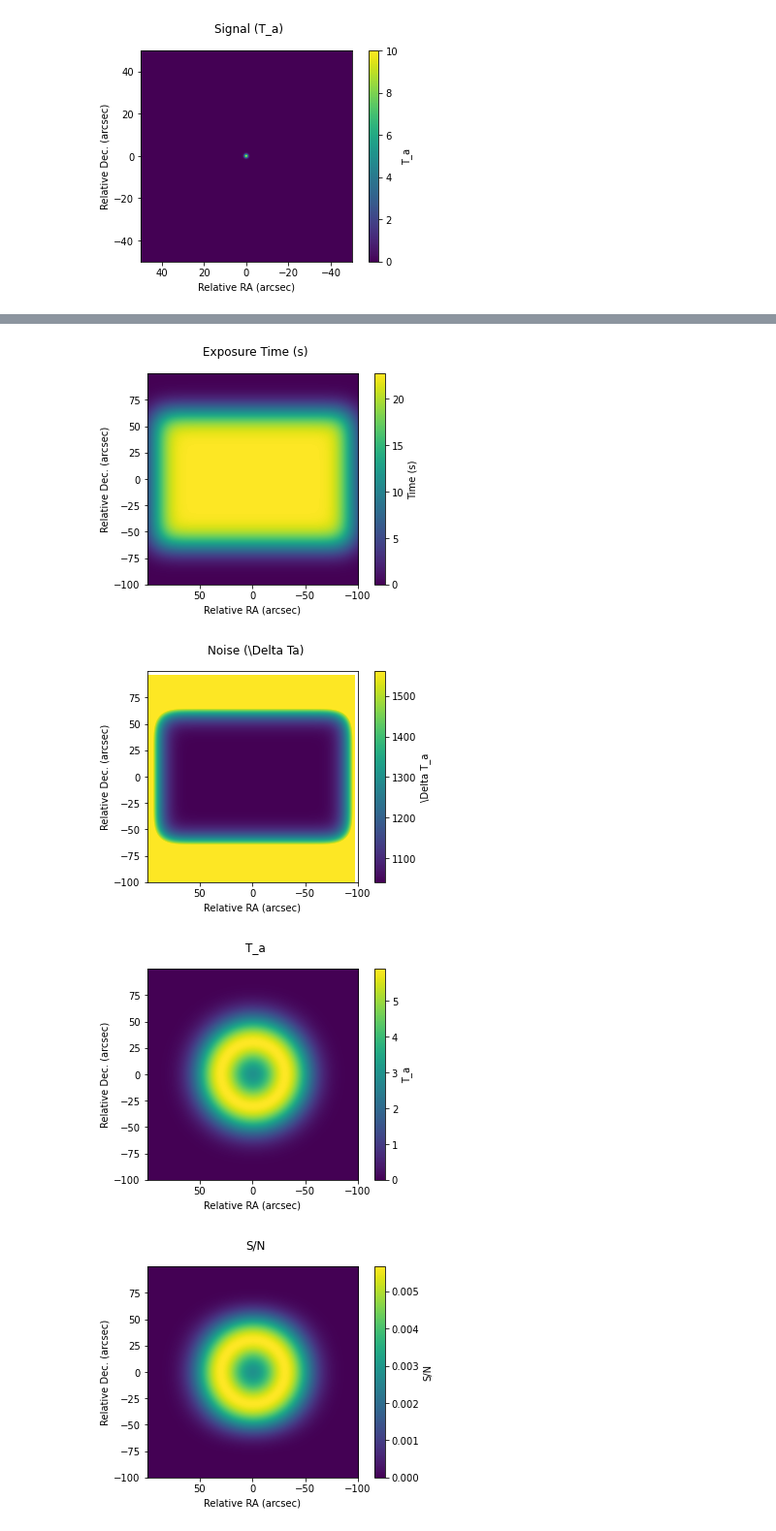
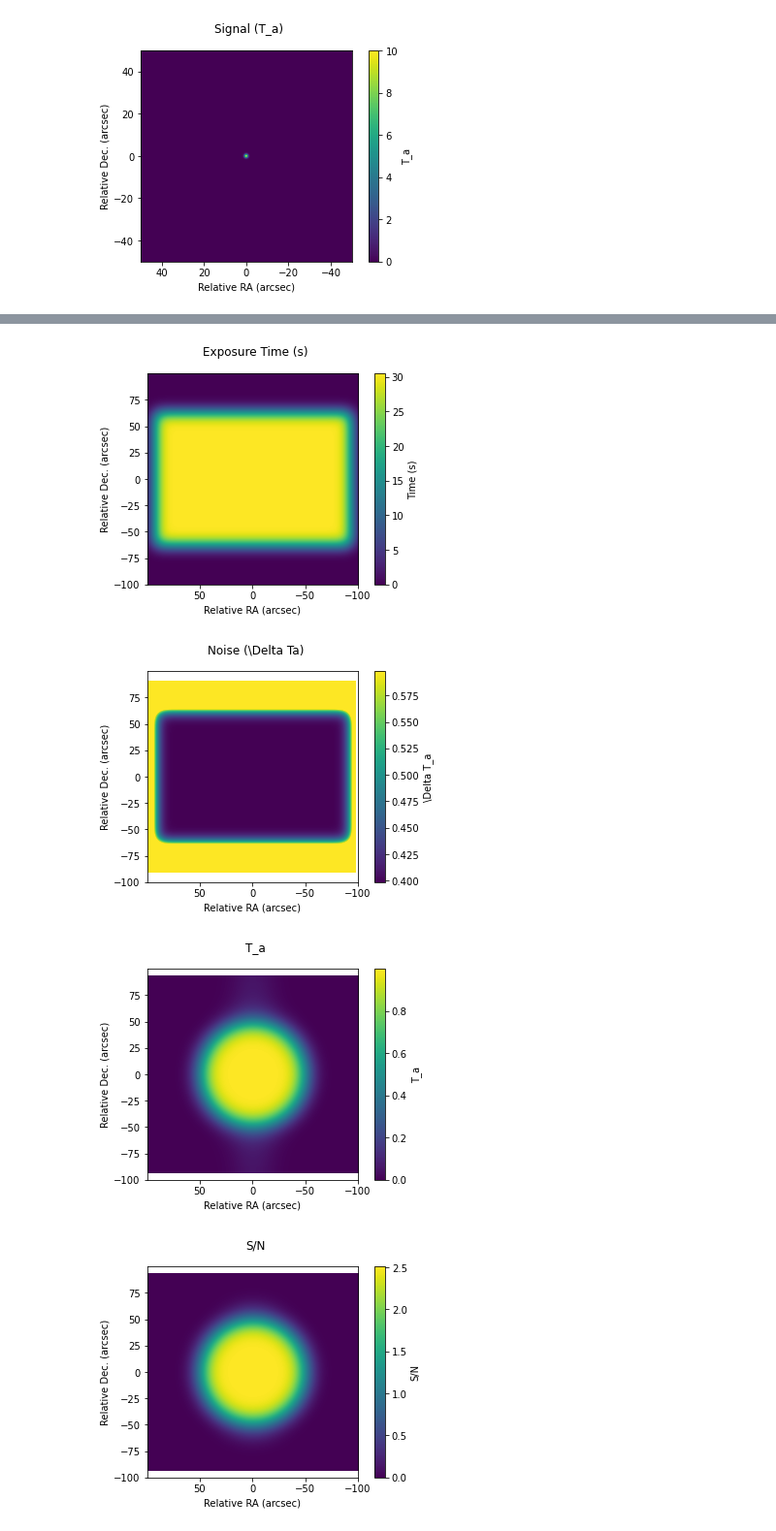
Before and after one commit to kfkaplan/the_greatest_sensitivity_mapper, a Jupyter notebook: test_sense_map.ipynb, the cells around one changed output, grey strips where cells are left out. Shown at 97% size. Cells and saved outputs as stored; diff of their text form; code cells hidden in the pictures.

Commit message:
Added normalizing the simulated data by the exposure time map.  This scales T_a to the proper value.

```diff
--- a/test_sense_map.ipynb
+++ b/test_sense_map.ipynb
@@ -176,13 +176,14 @@ sky_grid.plot('s2n')
 #Test reading in a .aor file and using it to map the ring
 
 sky_grid = sens_map_lib.sky([-100,100], [-100,100], 0.2) #Generate sky object
-ring = models.Ring2D(amplitude=1.0, x_0=0., y_0=0., r_in=30.0, r_out=40.0)
+ring = models.Ring2D(amplitude=1.0, x_0=0., y_0=0., r_in=0.0, r_out=50.0)
 sky_grid.input(ring) #Add in artifical ring signal
 aors = sens_map_lib.open_aors('test2.aor') #Read in .aor file the result is a list of aor objects
 #for aor in aors: #Paint all aors in .aor file onto the exposure map for the sky_grid object, here we assume the LFAH array is used
 #    aor.paint(sky_grid, 'LFAH')
-aors[2].paint(sky_grid, '4G3')
-sky_grid.simulate_observation(Tsys=2480.0)#Simulate the observations
+aors[2].paint(sky_grid, '4G4')
+sky_grid.simulate_observation(Tsys=1100.0)#Simulate the observations
+
 
 #Show results
 pyplot.figure()
@@ -201,7 +202,7 @@ sky_grid.plot('s2n')
-[figure, old version]
+[figure, new version]
-[figure, old version]
+[figure, new version]
-[figure, old version]
+[figure, new version]
-[figure, old version]
+[figure, new version]
 # %%
 # #Clear sky grid
 # sky_grid.clear()
```
Also changed, not shown: parts of 7 cells of this notebook, 2 other files.
